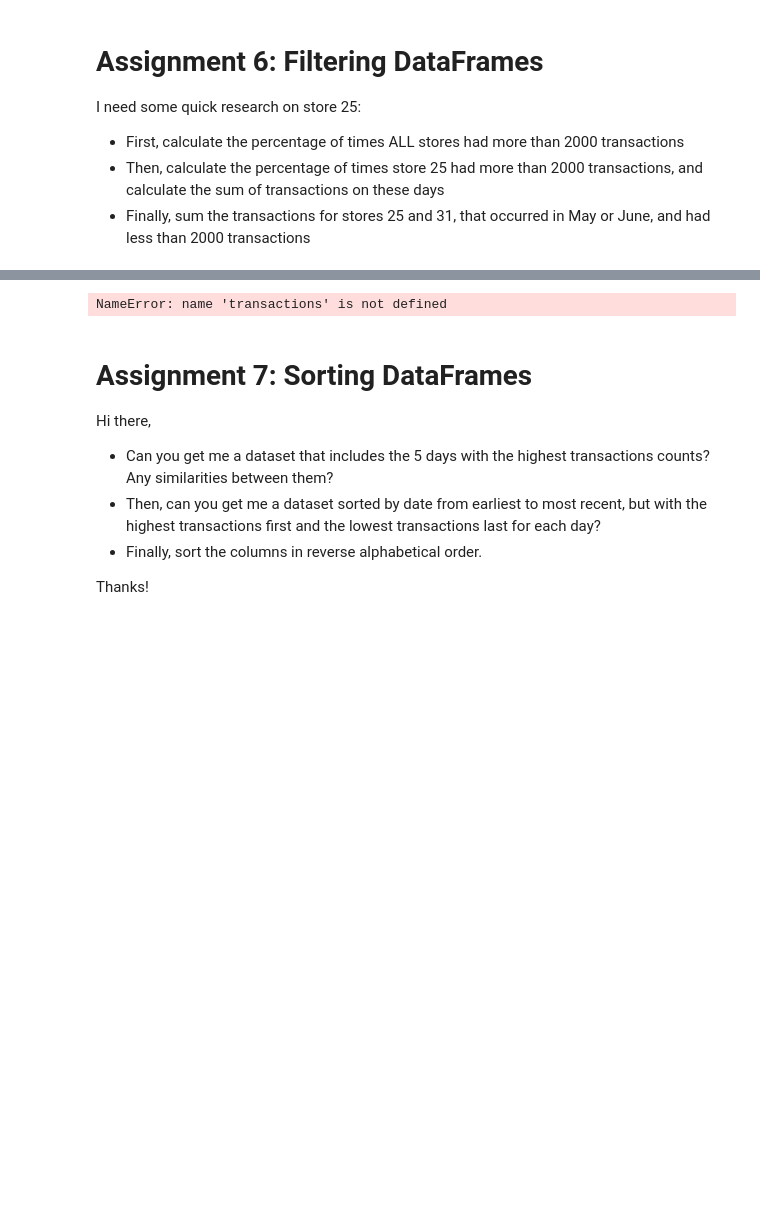
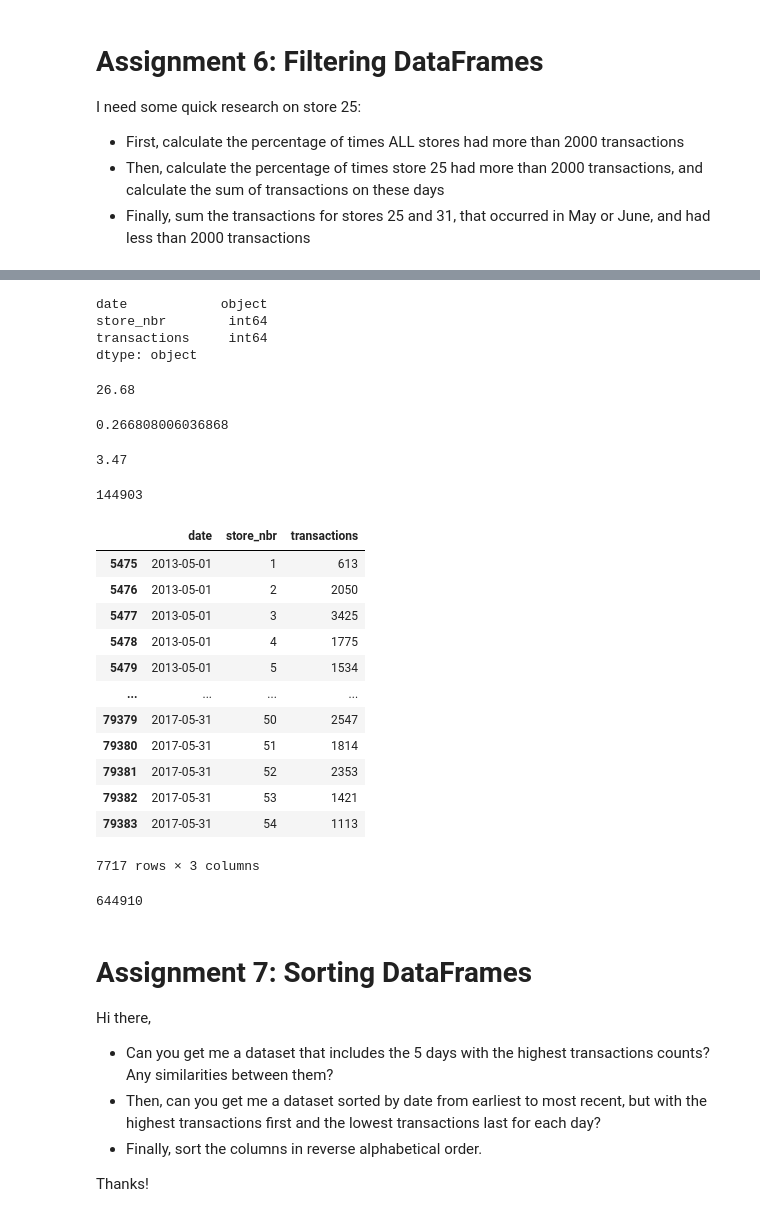
Before and after one commit to amorganhunt/Maven-NumPy-and-Pandas-2, a Jupyter notebook: maven_python_course/DataFrames/section03_DataFrames.ipynb, the cells around one changed output, grey strips where cells are left out. Drawn from its saved outputs; the diff is of its cells as text; code cells hidden in the pictures; blank space fills up the shorter version.

```diff
--- a/maven_python_course/DataFrames/section03_DataFrames.ipynb
+++ b/maven_python_course/DataFrames/section03_DataFrames.ipynb
@@ -274,0 +282,19 @@ transactions.head()
+# %%
+transactions_df.dtypes
+# %% [output]
+date            object
+store_nbr        int64
+transactions     int64
+dtype: object
+# %%
+# calculate the percentage of times ALL stores have transactions greater than 2000 explicitly
+
+mask = transactions_df['transactions'] > 2000
+percentage = (mask.sum() / len(transactions_df)) * 100
+round(percentage, 2)
+# %% [output]
+26.68
+# %%
+(transactions_df['transactions'] > 2000).mean() # calculate the percentage of times ALL stores have transactions greater than 2000 using .mean()
+# %% [output]
+0.266808006036868
@@ -275,7 +303,35 @@ transactions.head()
+# %%
+round((transactions_df.loc[mask, "transactions"].count()
+ / transactions_df.loc[transactions_df["store_nbr"] == 25, "transactions"].count()) * 100, 2) # calculate the percentage of times store 25 had more than 2000 transactions
+# %% [output]
+3.47
+# %%
+transactions_df.loc[mask, "transactions"].sum() # Calculates the sum of the times store 25 had more than 2000 transactions
+# %% [output]
+144903
 # %%
-transactions.query("date.str[6] == '1'")
+transactions_df.query("date.str[6] == '5' or date.str[6] == '5'")
 # %% [output]
+|  | date | store_nbr | transactions |
+| 5475 | 2013-05-01 | 1 | 613 |
+| 5476 | 2013-05-01 | 2 | 2050 |
+| 5477 | 2013-05-01 | 3 | 3425 |
+| 5478 | 2013-05-01 | 4 | 1775 |
+| 5479 | 2013-05-01 | 5 | 1534 |
+| ... | ... | ... | ... |
+| 79379 | 2017-05-31 | 50 | 2547 |
+| 79380 | 2017-05-31 | 51 | 1814 |
+| 79381 | 2017-05-31 | 52 | 2353 |
+| 79382 | 2017-05-31 | 53 | 1421 |
+| 79383 | 2017-05-31 | 54 | 1113 |
-NameError: name 'transactions' is not defined
+7717 rows × 3 columns
+# %%
+(transactions_df.query("store_nbr in [25, 31] and date.str[6] in ['5', '6'] and transactions < 2000")
+.sum()
+.iloc[2]
+)
+# %% [output]
+644910
 # %% [markdown]
 # Assignment 7: Sorting DataFrames
 
```
Also changed, not shown: parts of 2 cells of this notebook.
